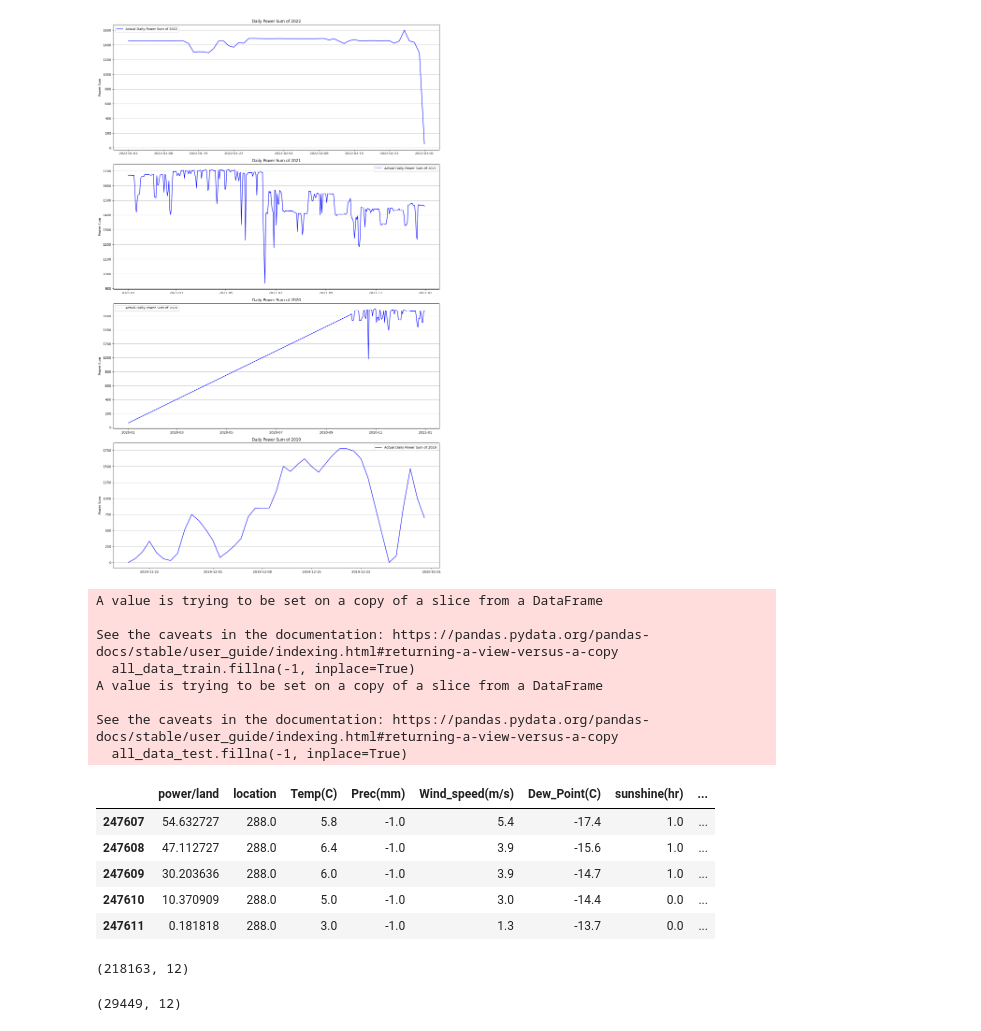
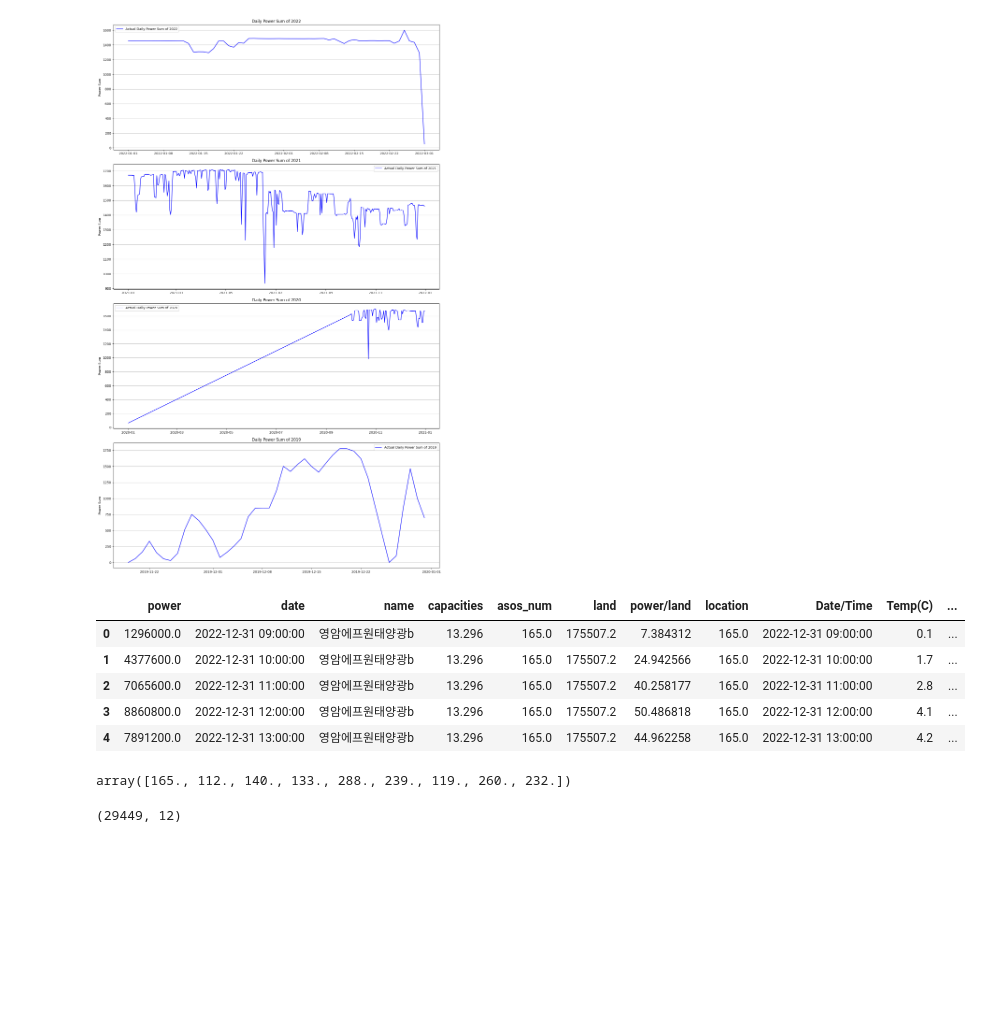
Before and after one commit to yelim421/SolarPower, a Jupyter notebook: Extratree model.ipynb, the cells around one changed output. Saved outputs shown, nothing was run; the diff lists cells and outputs as text; code cells hidden in the pictures; blank space fills up the shorter version.

```diff
--- a/Extratree model.ipynb
+++ b/Extratree model.ipynb
@@ -8,3 +8,10 @@ from sklearn.model_selection import TimeSeriesSplit
 import matplotlib.pyplot as plt
 from scipy.stats import pearsonr
 from sklearn.ensemble import RandomForestRegressor
+from xgboost import XGBRegressor
+from lightgbm import LGBMRegressor
+import lightgbm as lgb
+from catboost import CatBoostRegressor
+import ngboost as ngb
+pd.set_option('display.max_rows', None)
+pd.set_option('display.max_columns', None)
@@ -404,53 +544,21 @@ plt.show()
 # %% [output]
 [figure]
 # %%
-train = pd.read_csv('train_without_chenan.csv', encoding='cp949')
-test = pd.read_csv('test_chenan.csv', encoding='cp949')
-all_data = pd.concat([train, test], ignore_index=True)
-
-all_data_train = all_data[all_data['location'] != 288.0]
-all_data_test = all_data[all_data['location'] == 288.0]
-
-all_data_train.fillna(-1, inplace=True)
-all_data_test.fillna(-1, inplace=True)
-
-all_data = pd.concat([all_data_train, all_data_test], ignore_index=True)
-
-all_data['date'] = pd.to_datetime(all_data['date'])
-
-# 연도, 월, 시간 추출하여 새로운 열로 추가
-all_data['year'] = all_data['date'].dt.year
-all_data['month'] = all_data['date'].dt.month
-all_data['hour'] = all_data['date'].dt.hour
-
-# date	name	asos_num	power/land	location	Temp(C)	Prec(mm)
-# Wind_speed(m/s)	Dew_Point(C)	sunshine(hr)	Solar_Radiation(MJ/m2)	Snowfall(cm)	Cloud_Cover(1/10)
-
-drop_columns = ["date", "asos_num", "name"]
-
-all_data = all_data.drop(columns=drop_columns)
-
-all_data.tail()
+import pandas as pd
+all_data = pd.read_csv('asos_train.csv', encoding='cp949')
+all_data.head()
 # %% [output]
-A value is trying to be set on a copy of a slice from a DataFrame
-
-See the caveats in the documentation: https://pandas.pydata.org/pandas-docs/stable/user_guide/indexing.html#returning-a-view-versus-a-copy
-  all_data_train.fillna(-1, inplace=True)
-A value is trying to be set on a copy of a slice from a DataFrame
-
-See the caveats in the documentation: https://pandas.pydata.org/pandas-docs/stable/user_guide/indexing.html#returning-a-view-versus-a-copy
-  all_data_test.fillna(-1, inplace=True)
-|  | power/land | location | Temp(C) | Prec(mm) | Wind_speed(m/s) | Dew_Point(C) | sunshine(hr) | ... |
-| 247607 | 54.632727 | 288.0 | 5.8 | -1.0 | 5.4 | -17.4 | 1.0 | ... |
-| 247608 | 47.112727 | 288.0 | 6.4 | -1.0 | 3.9 | -15.6 | 1.0 | ... |
-| 247609 | 30.203636 | 288.0 | 6.0 | -1.0 | 3.9 | -14.7 | 1.0 | ... |
-| 247610 | 10.370909 | 288.0 | 5.0 | -1.0 | 3.0 | -14.4 | 0.0 | ... |
-| 247611 | 0.181818 | 288.0 | 3.0 | -1.0 | 1.3 | -13.7 | 0.0 | ... |
+|  | power | date | name | capacities | asos_num | land | power/land | location | Date/Time | Temp(C) | ... |
+| 0 | 1296000.0 | 2022-12-31 09:00:00 | 영암에프원태양광b | 13.296 | 165.0 | 175507.2 | 7.384312 | 165.0 | 2022-12-31 09:00:00 | 0.1 | ... |
+| 1 | 4377600.0 | 2022-12-31 10:00:00 | 영암에프원태양광b | 13.296 | 165.0 | 175507.2 | 24.942566 | 165.0 | 2022-12-31 10:00:00 | 1.7 | ... |
+| 2 | 7065600.0 | 2022-12-31 11:00:00 | 영암에프원태양광b | 13.296 | 165.0 | 175507.2 | 40.258177 | 165.0 | 2022-12-31 11:00:00 | 2.8 | ... |
+| 3 | 8860800.0 | 2022-12-31 12:00:00 | 영암에프원태양광b | 13.296 | 165.0 | 175507.2 | 50.486818 | 165.0 | 2022-12-31 12:00:00 | 4.1 | ... |
+| 4 | 7891200.0 | 2022-12-31 13:00:00 | 영암에프원태양광b | 13.296 | 165.0 | 175507.2 | 44.962258 | 165.0 | 2022-12-31 13:00:00 | 4.2 | ... |
-# %%
-X.shape
-# %% [output]
-(218163, 12)
-# %%
-X_test.shape
-# %% [output]
-(29449, 12)
+# %%
+all_data['location'].unique()
+# %% [output]
+array([165., 112., 140., 133., 288., 239., 119., 260., 232.])
+# %%
+X_test.shape
+# %% [output]
+(29449, 12)
```
Also changed, not shown: parts of 21 cells of this notebook, 6 other files.
